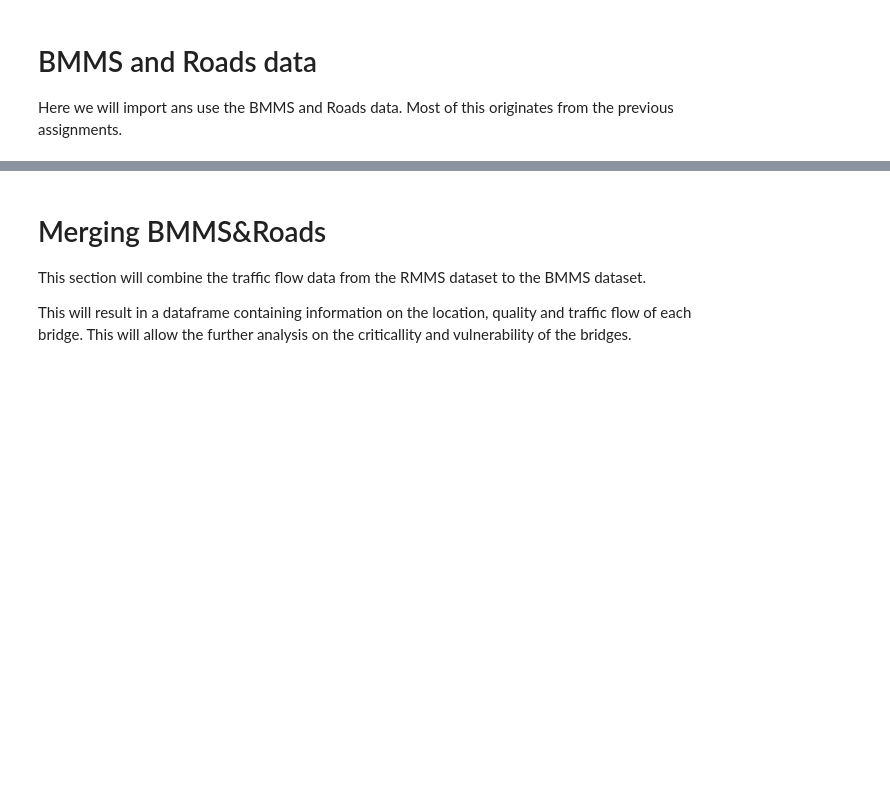
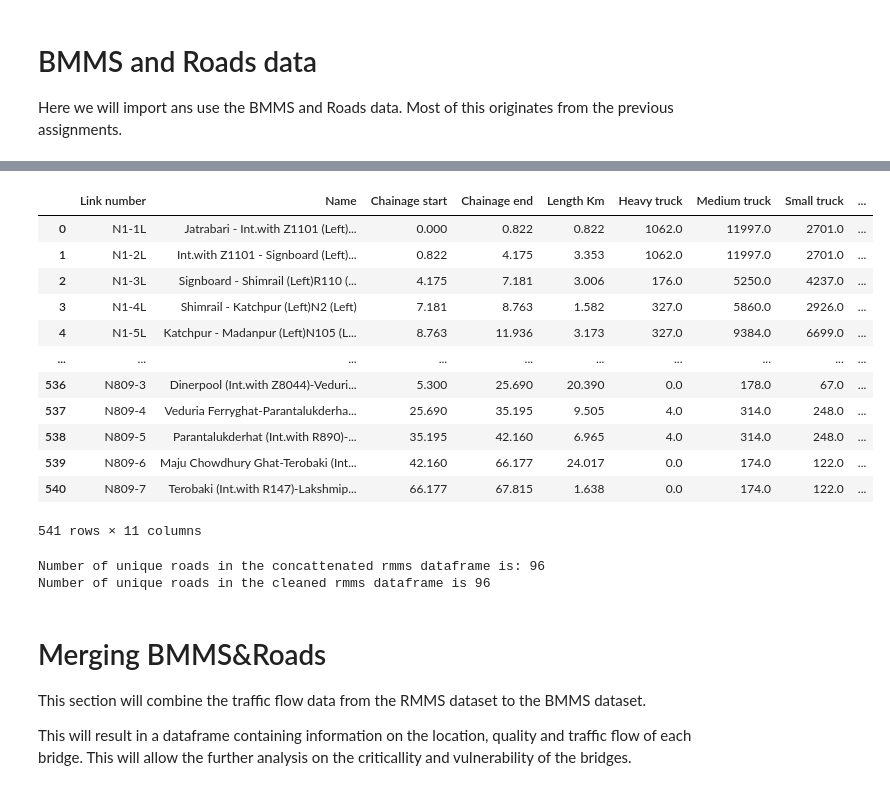
Before and after one commit to roydonders/EPA113a-Lab, a Jupyter notebook: EPA1352-G01-A4/notebook/assignment4.ipynb, the cells around one changed output, grey strips where cells are left out. Cells and saved outputs as stored; diff of their text form; code cells hidden in the pictures; blank space fills up the shorter version.

```diff
--- a/EPA1352-G01-A4/notebook/assignment4.ipynb
+++ b/EPA1352-G01-A4/notebook/assignment4.ipynb
@@ -175,0 +165,19 @@ lukasidf
+# %%
+dfs = []
+
+# Loop over all '.traffic' HTML files in the folder
+for file_path in glob.glob(f"{relative_path_to_rmms}*/*.traffic.htm"):
+
+    # Extract the file name from the file path
+    file_name = os.path.basename(file_path)
+
+    # Apply the previously defined funtions
+    df = read_htm_file(relative_path_to_rmms, file_name)
+    df_processed = create_multi_index(df)
+
+    # Append the processed DataFrame to the list
+    # This append is still alowed right? Because it appends something to a list? Or is that not true?
+    dfs.append(df_processed)
+
+rmms_concat = pd.concat(dfs, ignore_index=True)
+rmms_concat
@@ -181,3 +370,29 @@ Here we will import ans use the BMMS and Roads data. Most of this originates fro
+# %%
+rmms0= clean_rmms0(rmms_concat)
+rmms1= clean_rmms1(rmms0)
+rmms2= clean_rmms2(rmms1)
+rmms3= clean_rmms3(rmms2)
+rmms3
+# %% [output]
+|  | Link number | Name | Chainage start | Chainage end | Length Km | Heavy truck | Medium truck | Small truck | ... |
+| 0 | N1-1L | Jatrabari - Int.with Z1101 (Left)... | 0.000 | 0.822 | 0.822 | 1062.0 | 11997.0 | 2701.0 | ... |
+| 1 | N1-2L | Int.with Z1101 - Signboard (Left)... | 0.822 | 4.175 | 3.353 | 1062.0 | 11997.0 | 2701.0 | ... |
+| 2 | N1-3L | Signboard - Shimrail (Left)R110 (... | 4.175 | 7.181 | 3.006 | 176.0 | 5250.0 | 4237.0 | ... |
+| 3 | N1-4L | Shimrail - Katchpur (Left)N2 (Left) | 7.181 | 8.763 | 1.582 | 327.0 | 5860.0 | 2926.0 | ... |
+| 4 | N1-5L | Katchpur - Madanpur (Left)N105 (L... | 8.763 | 11.936 | 3.173 | 327.0 | 9384.0 | 6699.0 | ... |
+| ... | ... | ... | ... | ... | ... | ... | ... | ... | ... |
+| 536 | N809-3 | Dinerpool (Int.with Z8044)-Veduri... | 5.300 | 25.690 | 20.390 | 0.0 | 178.0 | 67.0 | ... |
+| 537 | N809-4 | Veduria Ferryghat-Parantalukderha... | 25.690 | 35.195 | 9.505 | 4.0 | 314.0 | 248.0 | ... |
+| 538 | N809-5 | Parantalukderhat (Int.with R890)-... | 35.195 | 42.160 | 6.965 | 4.0 | 314.0 | 248.0 | ... |
+| 539 | N809-6 | Maju Chowdhury Ghat-Terobaki (Int... | 42.160 | 66.177 | 24.017 | 0.0 | 174.0 | 122.0 | ... |
+| 540 | N809-7 | Terobaki (Int.with R147)-Lakshmip... | 66.177 | 67.815 | 1.638 | 0.0 | 174.0 | 122.0 | ... |
+541 rows × 11 columns
+# %%
+print(f"Number of unique roads in the concattenated rmms dataframe is: {len(rmms_concat['Link no'].str.split('-').str.get(0).unique())} ")
+print(f"Number of unique roads in the cleaned rmms dataframe is {len(rmms3['Road name'].unique())}")
+# %% [output]
+Number of unique roads in the concattenated rmms dataframe is: 96
+Number of unique roads in the cleaned rmms dataframe is 96
 # %% [markdown]
 # Merging BMMS&Roads
 This section will combine the traffic flow data from the RMMS dataset to the BMMS dataset.
```
Also changed, not shown: parts of 23 cells of this notebook.
